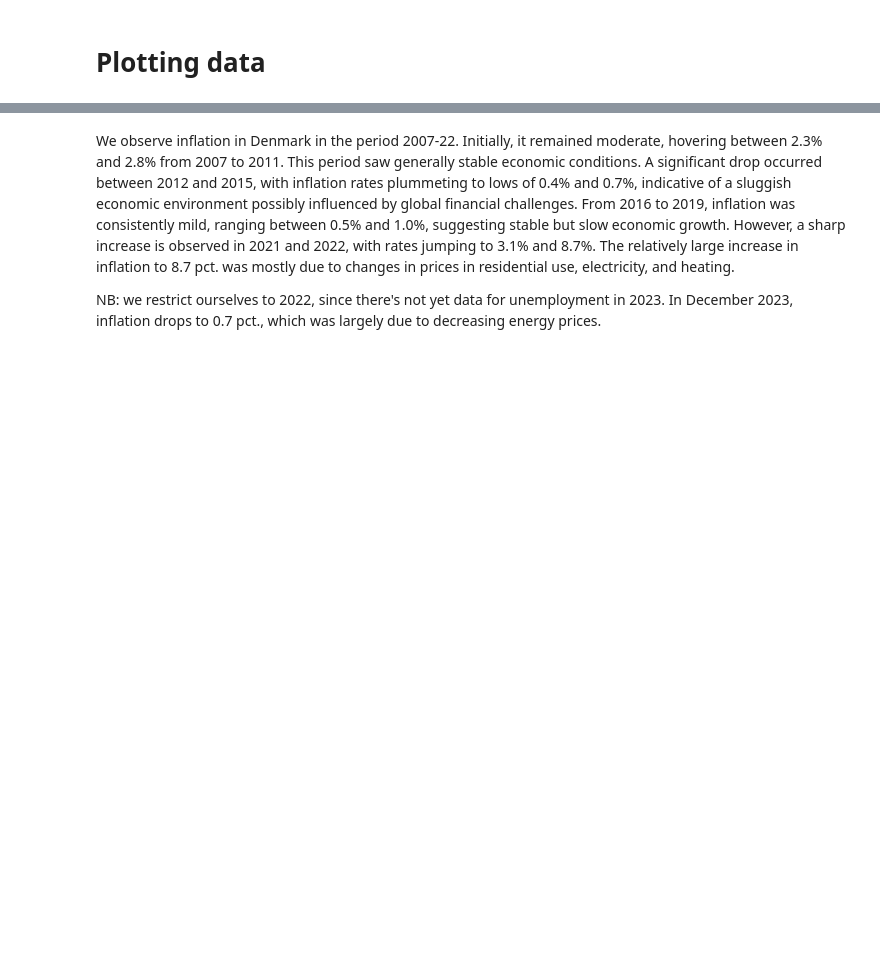
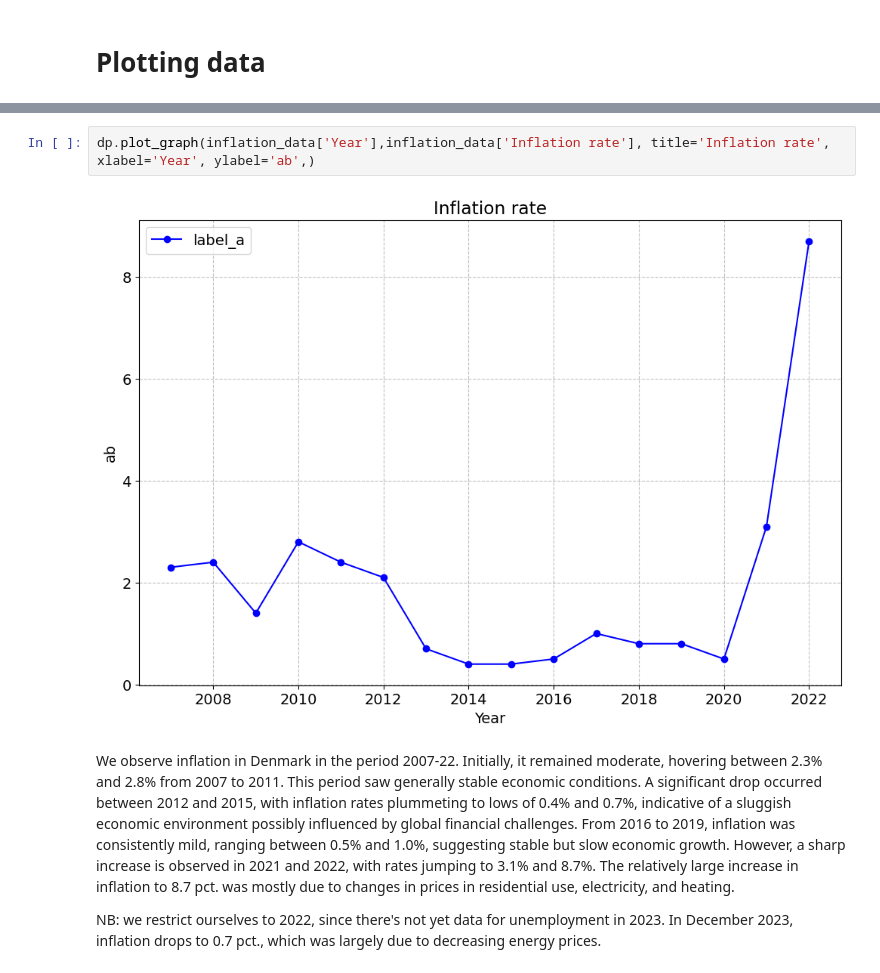
Before and after one commit to NumEconCopenhagen/projects-2024-sulaiman-phil-og-rabiah, a Jupyter notebook: dataproject/dataproject.ipynb, the cells around one changed output, grey strips where cells are left out. Drawn from its saved outputs; the diff is of its cells as text; blank space fills up the shorter version.

```diff
--- a/dataproject/dataproject.ipynb
+++ b/dataproject/dataproject.ipynb
@@ -80,3 +79,7 @@ plt.show()
+# %%
+dp.plot_graph(inflation_data['Year'],inflation_data['Inflation rate'], title='Inflation rate', xlabel='Year', ylabel='ab',)
+# %% [output]
+[figure, added]
 # %% [markdown]
 We observe inflation in Denmark in the period 2007-22. Initially, it remained moderate, hovering between 2.3% and 2.8% from 2007 to 2011. This period saw generally stable economic conditions. A significant drop occurred between 2012 and 2015, with inflation rates plummeting to lows of 0.4% and 0.7%, indicative of a sluggish economic environment possibly influenced by global financial challenges. From 2016 to 2019, inflation was consistently mild, ranging between 0.5% and 1.0%, suggesting stable but slow economic growth. However, a sharp increase is observed in 2021 and 2022, with rates jumping to 3.1% and 8.7%. The relatively large increase in inflation to 8.7 pct. was mostly due to changes in prices in residential use, electricity, and heating.
 
```
Also changed, not shown: parts of 22 cells of this notebook, 1 other file.
